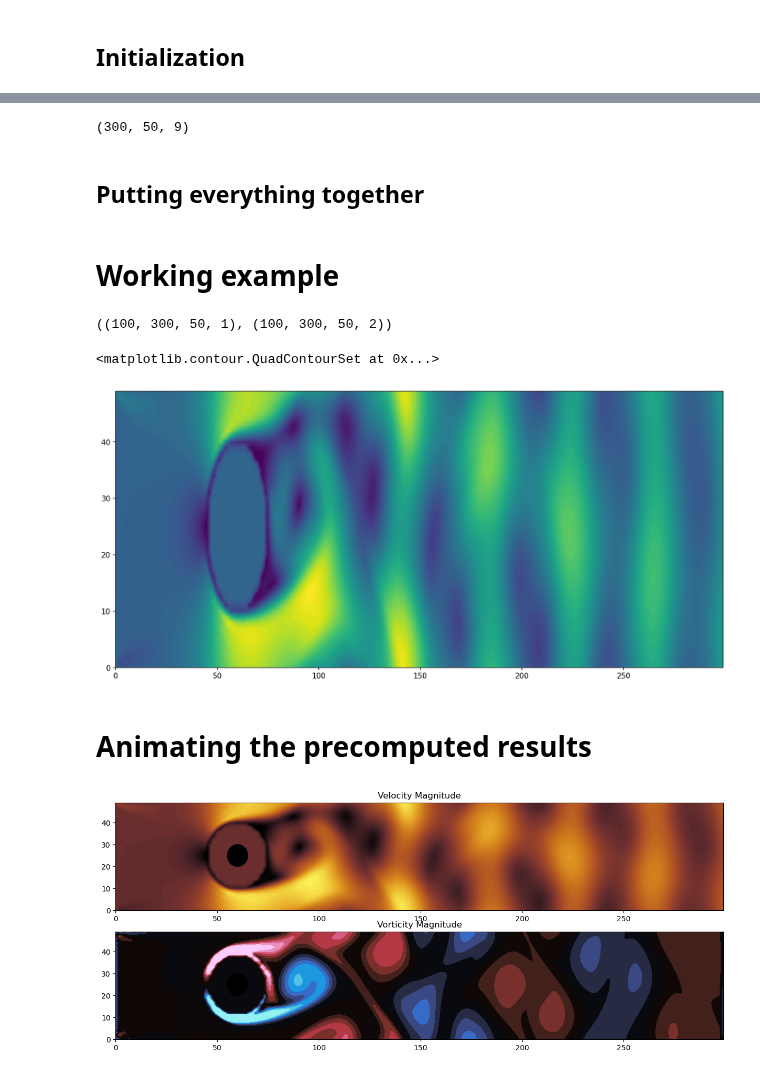
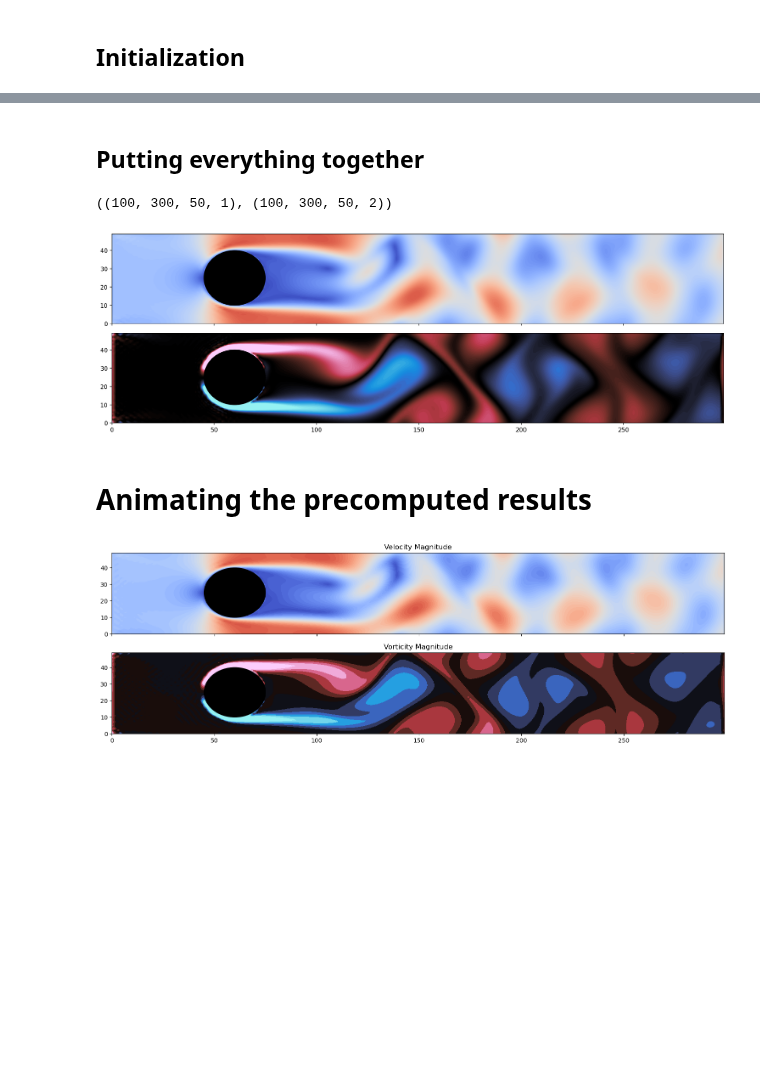
Before and after one commit to SunAndClouds/ComplexSystems, a Jupyter notebook: Final Project.ipynb, the cells around one changed output, grey strips where cells are left out. Cells and saved outputs as stored; diff of their text form; code cells hidden in the pictures; blank space fills up the shorter version.

```diff
--- a/Final Project.ipynb
+++ b/Final Project.ipynb
@@ -235,0 +128,4 @@ post_collision_lattice_velocities.shape
+# %%
+def lattice_inflow_velocity(lattice_velocities, equilibrium_lattice_velocities):
+    lattice_velocities[0, 1:-1, right_indices] = equilibrium_lattice_velocities[0, 1:-1, right_indices]
+    return lattice_velocities
@@ -236,12 +134,14 @@ post_collision_lattice_velocities.shape
 # %%
-def streaming(post_collision_lattice_velocities, lattice_config):
-    streamed_lattice_velocities = post_collision_lattice_velocities
+def streaming(collided_lattice_velocities, lattice_config):
+    # Streamed lattice velocities is a new state of the system that is different from
+    # the collided state, that is why we need to update it by successively replacing its values.
+    streamed_lattice_velocities = collided_lattice_velocities
     for i, direction in enumerate(lattice_config.T):
         horizontal_index, vertical_index = direction
         # Shifting the post collision lattice velocities in the horizontal direction (axis=0)
         # according to the relative indices defined in the lattice_config array
         # -1 = left, 0 = stationary, 1 = right
-        horizontal_shift = np.roll(post_collision_lattice_velocities[..., i], horizontal_index, axis=0)
+        horizontal_shift = np.roll(collided_lattice_velocities[..., i], horizontal_index, axis=0)
 
         # Simultaneously shifting in the vertical direction (axis=1).
         # Storing the result in a new lattice configuration that have been 'streamed'.
@@ -249,10 +149,5 @@ def streaming(post_collision_lattice_velocities, lattice_config):
         streamed_lattice_velocities[..., i] = np.roll(horizontal_shift, vertical_index, axis=1)
 
     return streamed_lattice_velocities
-
-lattice_velocities = streaming(post_collision_lattice_velocities, lattice_config) # Updated lattice velocities
-lattice_velocities.shape
-# %% [output]
-(300, 50, 9)
 # %% [markdown]
 ## Putting everything together
@@ -380,2 +153,0 @@ def update_lattice_velocities(lattice_velocities, velocity_field):
-# %% [markdown]
-# Working example
@@ -507,43 +216,52 @@ velocity_results = np.array(velocity_results)
 density_results.shape, velocity_results.shape
 # %% [output]
 ((100, 300, 50, 1), (100, 300, 50, 2))
-# %%
-speed = np.linalg.norm(velocity_results, axis=-1, ord=2)
-
-plt.contourf(X, Y, speed[-1], levels=60)
-# %% [output]
-<matplotlib.contour.QuadContourSet at 0x...>
-[figure, removed]
+# %%
+speed = np.linalg.norm(velocity_results, axis=-1, ord=2)
+
+du_dx, du_dy = np.gradient(velocity_results[-1, ..., 0])
+dv_dx, dv_dy = np.gradient(velocity_results[-1, ..., 1])
+curl = du_dy - dv_dx
+
+fig, ax = plt.subplots(2, 1, figsize=[15, 5], dpi=150, sharex=True, tight_layout=True)
+ax[0].contourf(X, Y, speed[-1], vmin=0, vmax=0.13, levels=100, cmap="coolwarm")
+ax[0].add_patch(plt.Circle(center_of_mass, R, color="black"))
+ax[1].contourf(X, Y, curl, vmin=-0.015, vmax=0.015, levels=500, cmap=cmr.redshift)
+ax[1].add_patch(plt.Circle(center_of_mass, R, color="black"))
+plt.show()
+# %% [output]
+[figure, added]
 # %% [markdown]
 # Animating the precomputed results
 # %%
-def plot_animation(Density, Velocity):
-    fig, (ax1, ax2) = plt.subplots(2, 1, figsize=(15, 6), dpi=100)
+def plot_animation(densities, velocities):
+    fig, ax = plt.subplots(2, 1, figsize=(15, 5), dpi=100, tight_layout=True, sharex=True)
 
     def update(frame):
-        ax1.clear()
-        ax2.clear()
+        ax[0].clear()
+        ax[1].clear()
 
-        density = Density[frame]
-        macroscopic_velocities = Velocity[frame]
-        velocity_magnitude = np.linalg.norm(macroscopic_velocities, axis=-1, ord=2)
-        d_u__d_x, d_u__d_y = np.gradient(macroscopic_velocities[..., 0])
-        d_v__d_x, d_v__d_y = np.gradient(macroscopic_velocities[..., 1])
-        curl = (d_u__d_y - d_v__d_x)
+        density = densities[frame]
+        velocity = velocities[frame]
+
+        speed = np.linalg.norm(velocity, axis=-1, ord=2)
+        du_dx, du_dy = np.gradient(velocity[..., 0])
+        dv_dx, dv_dy = np.gradient(velocity[..., 1])
+        curl = du_dy - dv_dx
 
         # Velocity Magnitude Contour Plot in the top
-        ax1.contourf(X, Y, velocity_magnitude, levels=50, cmap=cmr.amber)
-        ax1.set_title('Velocity Magnitude')
-        ax1.add_patch(plt.Circle(center_of_mass, Ny//10, color="black"))
+        ax[0].contourf(X, Y, speed, levels=50, cmap="coolwarm", vmin=0, vmax=0.13)
+        ax[0].set_title('Velocity Magnitude')
+        ax[0].add_patch(plt.Circle(center_of_mass, R, color="black"))
 
         # Vorticity Magnitude Contour Plot in the bottom
-        ax2.contourf(X, Y, curl, levels=50, cmap=cmr.redshift, vmin=-0.02, vmax=0.02)
-        ax2.set_title('Vorticity Magnitude')
-        ax2.add_patch(plt.Circle(center_of_mass, Ny//10, color="black"))
+        ax[1].contourf(X, Y, curl, levels=50, cmap=cmr.redshift, vmin=-0.015, vmax=0.015)
+        ax[1].set_title('Vorticity Magnitude')
+        ax[1].add_patch(plt.Circle(center_of_mass, R, color="black"))
 
-    anim = FuncAnimation(fig, update, frames=len(Density), repeat=False)
-    anim.save("LBM_visualization.gif", writer="pillow")
+    anim = FuncAnimation(fig, update, frames=len(densities), repeat=False)
+    anim.save("velocity_and_vorticity.gif", writer="pillow")
 
 plot_animation(density_results, velocity_results)
 # %% [output]
-[figure, old version]
+[figure, new version]
```
Also changed, not shown: parts of 27 cells of this notebook.
